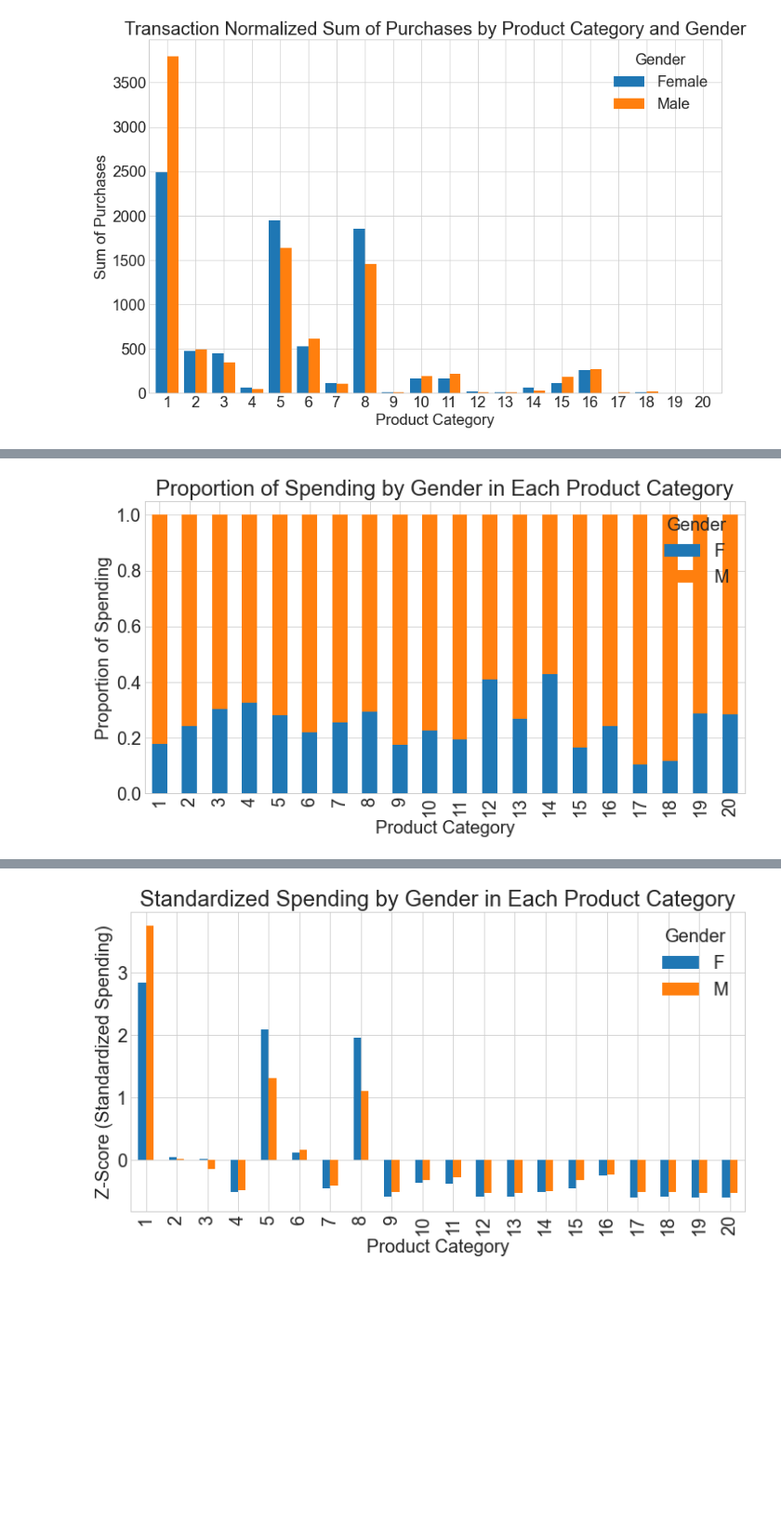
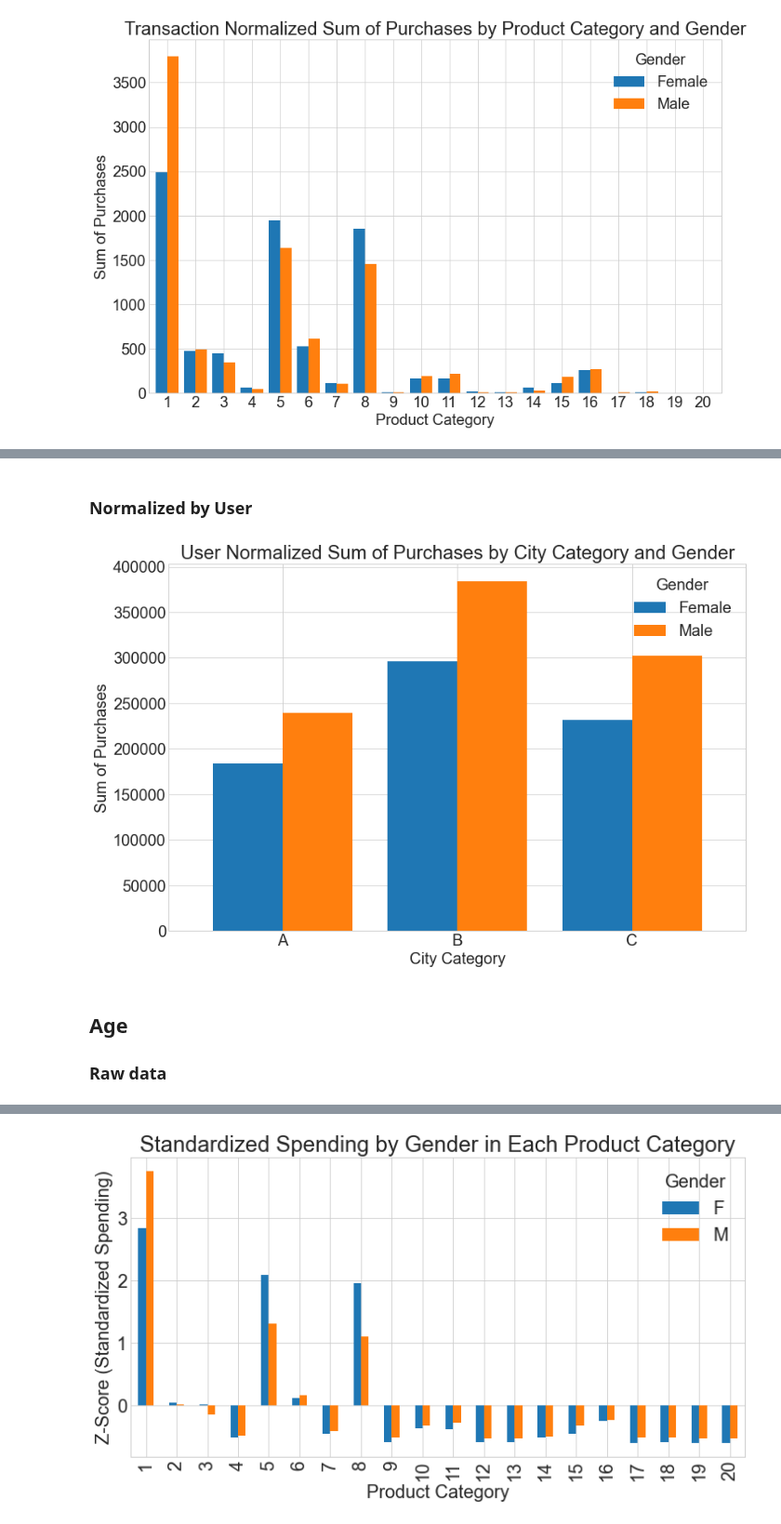
Before and after one commit to Green-Kiwie/Extreme-Couponers-Walmart-Black-Friday, a Jupyter notebook: joe-explore.ipynb, the cells around one changed output, grey strips where cells are left out. Shown at 93% size. Cells and saved outputs as stored; diff of their text form; code cells hidden in the pictures; blank space fills up the shorter version.

```diff
--- a/joe-explore.ipynb
+++ b/joe-explore.ipynb
@@ -450,16 +423,23 @@ plt.show()
-# %%
-df_grouped = df.groupby(['product_category', 'gender'])['purchase'].sum().unstack()
-
-# Normalize spending within each product category
-df_normalized = df_grouped.div(df_grouped.sum(axis=1), axis=0)
-
-# Plot the normalized spending
-df_normalized.plot(kind='bar', figsize=(12, 6), stacked=True)
-plt.title("Proportion of Spending by Gender in Each Product Category")
-plt.xlabel("Product Category")
-plt.ylabel("Proportion of Spending")
-plt.xticks(rotation=90)
-plt.legend(title="Gender")
-plt.show()
-# %% [output]
-[figure, removed]
+# %% [markdown]
+### Normalized by User
+# %%
+purchase_amounts = df.groupby(['gender', 'city_category'])['purchase'].sum().unstack().fillna(0)
+
+purchase_amounts_normalized = purchase_amounts.div(num_users, axis=0)
+
+purchase_amounts_normalized.T.plot(kind='bar', figsize=(12, 8), width=0.8, position=0.5)
+
+plt.title("User Normalized Sum of Purchases by City Category and Gender")
+plt.xlabel("City Category")
+plt.ylabel("Sum of Purchases")
+plt.xticks(rotation=0)
+plt.legend(title="Gender", labels=["Female", "Male"])
+plt.tight_layout()
+
+plt.show()
+# %% [output]
+[figure, added]
+# %% [markdown]
+## Age
+
+### Raw data
```
Also changed, not shown: parts of 36 cells of this notebook.
